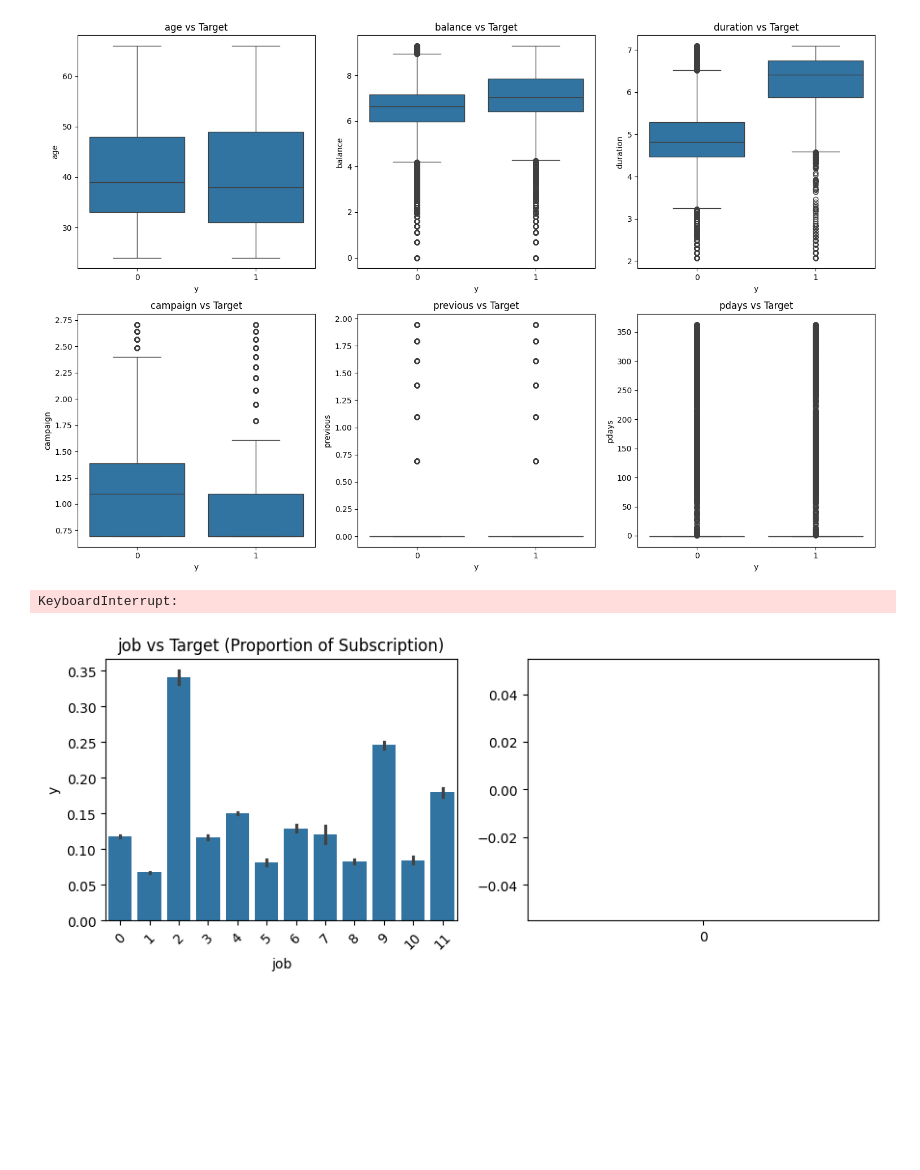
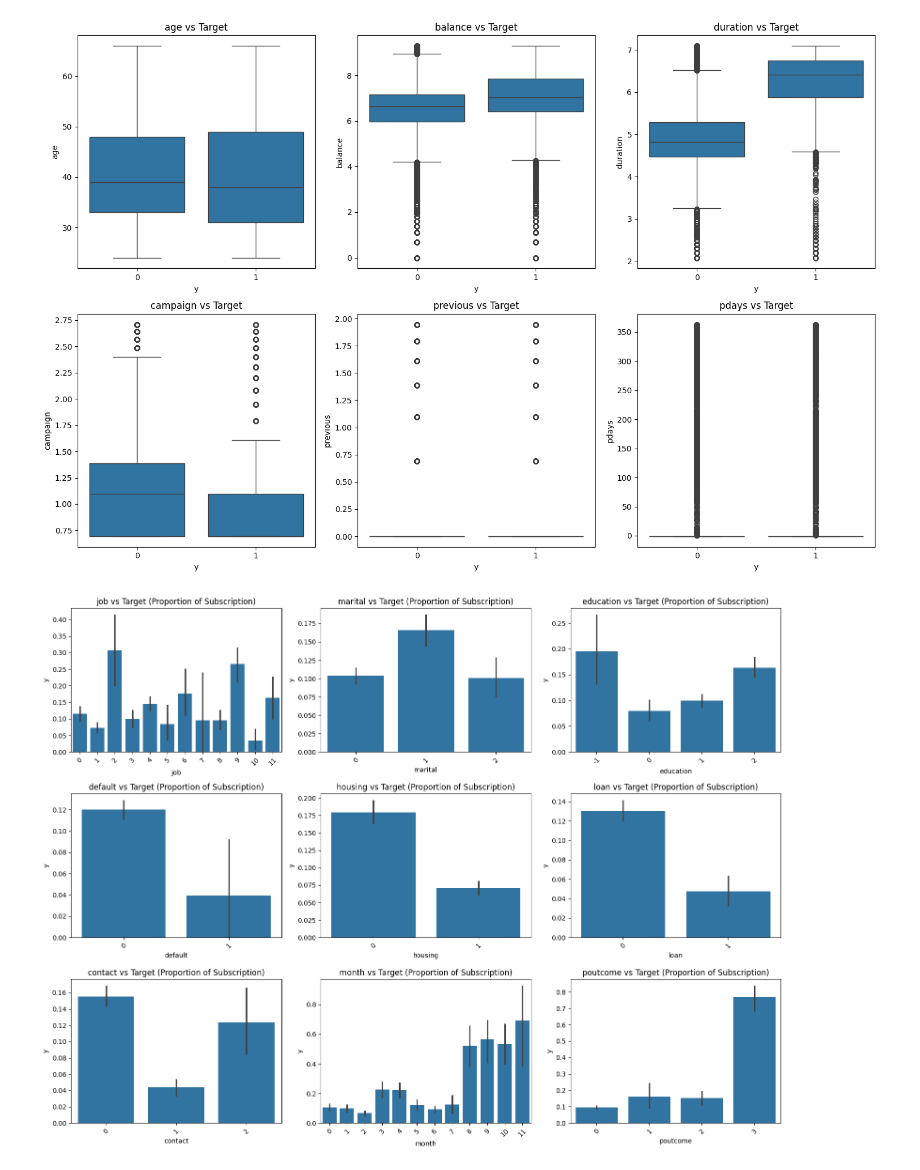
Before and after one commit to anuvab03/kaggle-competitions, a Jupyter notebook: Bank.ipynb, the cells around one changed output. Saved outputs shown, nothing was run; the diff lists cells and outputs as text; code cells hidden in the pictures; blank space fills up the shorter version.

```diff
--- a/Bank.ipynb
+++ b/Bank.ipynb
@@ -355,16 +355,18 @@ plt.show()
 # %% [output]
 [figure]
 # %%
+# Take a random sample to speed up plotting
+sample_df = df_capped.sample(5000, random_state=42) if len(df_capped) > 5000 else df_capped
+
 cat_cols = ["job", "marital", "education", "default", "housing", "loan", "contact", "month", "poutcome"]
 
-plt.figure(figsize=(16,12))
+plt.figure(figsize=(16, 12))
 for i, col in enumerate(cat_cols, 1):
     plt.subplot(3, 3, i)
-    sns.barplot(x=col, y="y", data=df_capped, estimator=lambda x: sum(x)/len(x))
+    sns.barplot(x=col, y="y", data=sample_df, estimator=lambda x: sum(x) / len(x))
     plt.xticks(rotation=45)
     plt.title(f"{col} vs Target (Proportion of Subscription)")
 plt.tight_layout()
 plt.show()
 # %% [output]
-KeyboardInterrupt:
-[figure, old version]
+[figure, new version]
```
Also changed, not shown: parts of 10 cells of this notebook.
